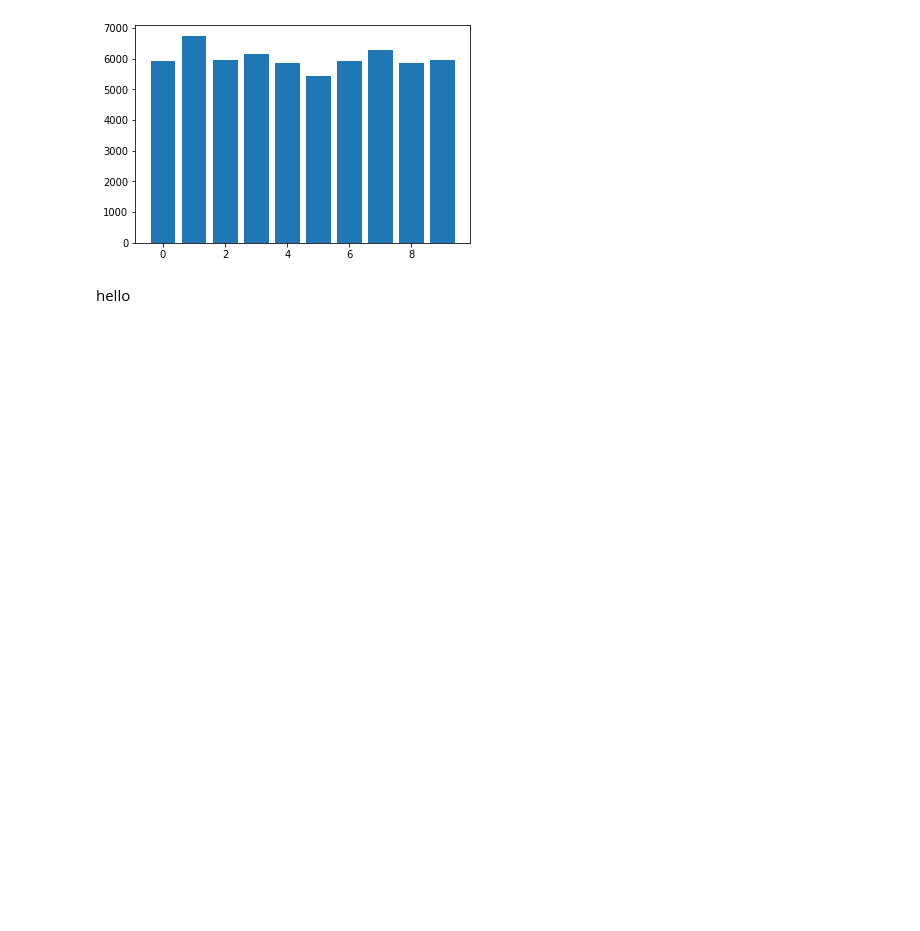
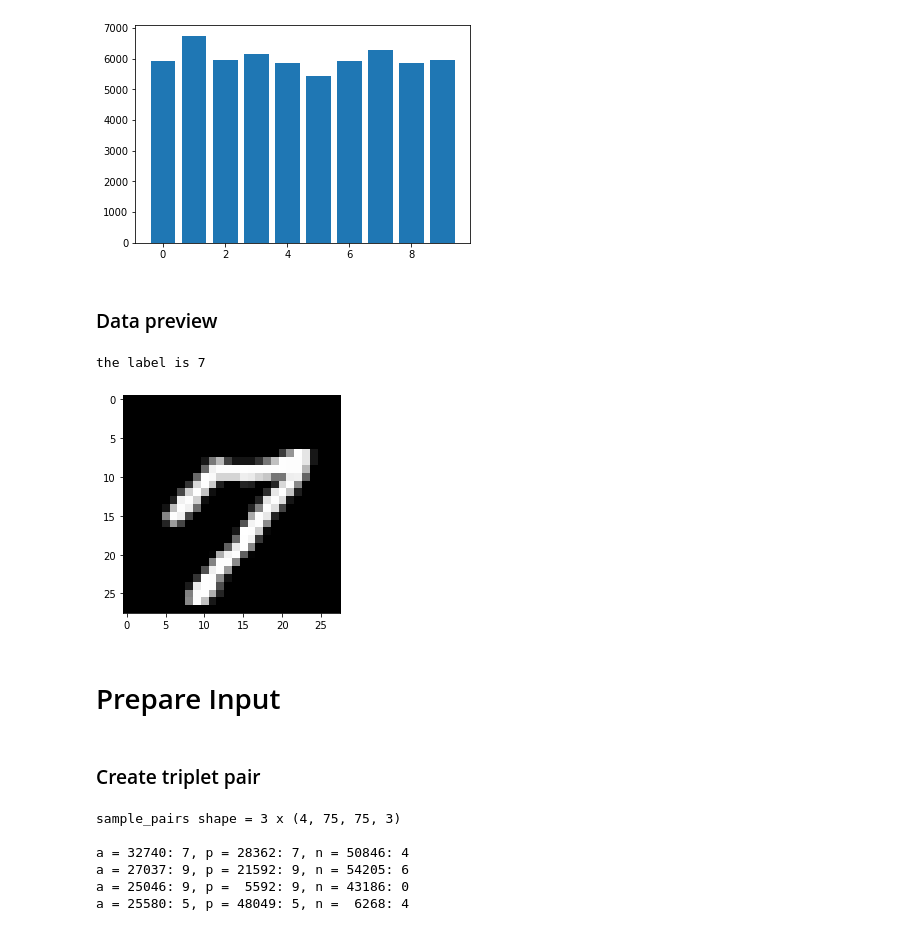
Before and after one commit to robotstech/similarity-ml, a Jupyter notebook: main.ipynb, the cells around one changed output. Cells and saved outputs as stored; diff of their text form; code cells hidden in the pictures; blank space fills up the shorter version.

```diff
--- a/main.ipynb
+++ b/main.ipynb
@@ -37,5 +70,18 @@ plt.bar(label_distribution.keys(), label_distribution.values())
 plt.show()
 # %% [output]
 [figure]
-# %% [markdown]
-hello
+# %% [markdown]
+### Data preview
+# %%
+index = np.random.randint(x_train.shape[0])
+
+print(f"the label is {y_train[index]}")
+plt.imshow(x_train[index].reshape(28, 28), cmap="gray")
+plt.show()
+# %% [output]
+the label is 7
+[figure, added]
+# %% [markdown]
+# Prepare Input
+# %% [markdown]
+### Create triplet pair
@@ -41,0 +143,18 @@ hello
+# %%
+sample_pairs, sample_pairs_index = next(iter(generate_triplet_pairs(x_train, y_train, 4, IMAGE_SHAPE)))
+
+print(f"sample_pairs shape = 3 x {sample_pairs[0].shape}\n")
+
+# indices = np.random.choice(range(sample_pairs.shape[0]), size=10, replace=False)
+for anchor_index, positive_index, negative_index in sample_pairs_index.T:
+    print(f"a = {anchor_index:5d}:{y_train[anchor_index]:2d}"
+          f", p = {positive_index:5d}:{y_train[positive_index]:2d}"
+          f", n = {negative_index:5d}:{y_train[negative_index]:2d}"
+         )
+# %% [output]
+sample_pairs shape = 3 x (4, 75, 75, 3)
+
+a = 32740: 7, p = 28362: 7, n = 50846: 4
+a = 27037: 9, p = 21592: 9, n = 54205: 6
+a = 25046: 9, p =  5592: 9, n = 43186: 0
+a = 25580: 5, p = 48049: 5, n =  6268: 4
```
Also changed, not shown: parts of 52 cells of this notebook.
